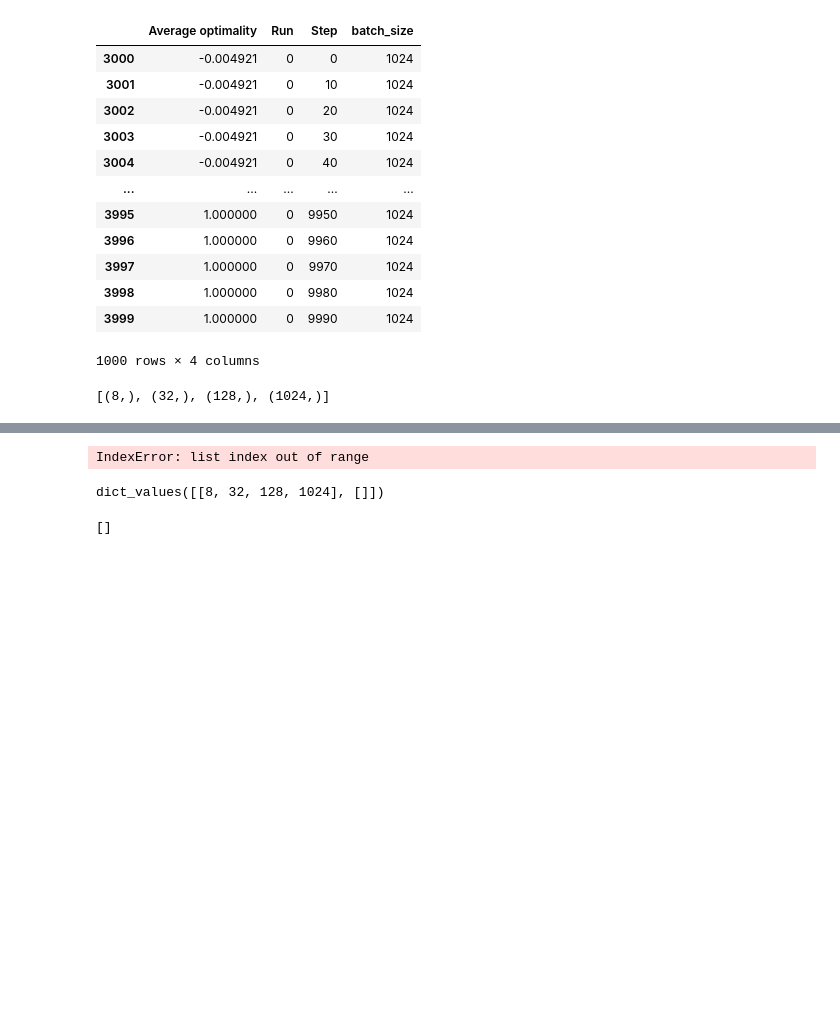
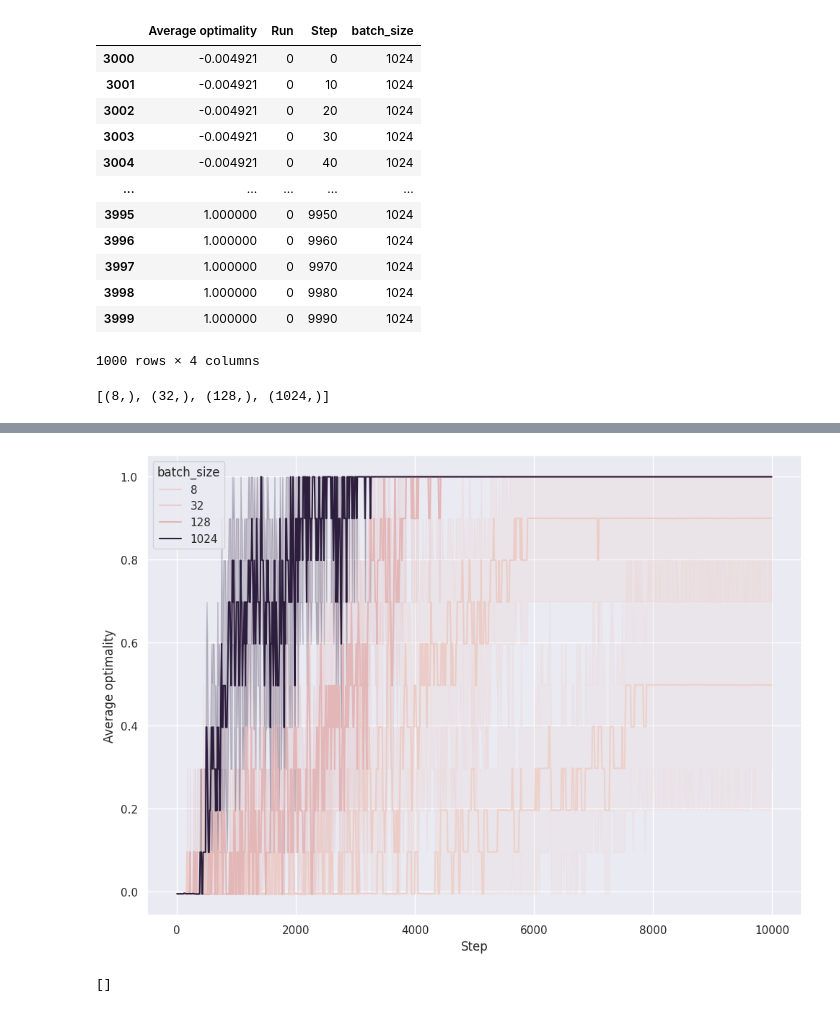
Before and after one commit to ArnaudGardille/MARL-instability-correction, a Jupyter notebook: src/visualisation.ipynb, the cells around one changed output, grey strips where cells are left out. Cells and saved outputs as stored; diff of their text form; code cells hidden in the pictures; blank space fills up the shorter version.

```diff
--- a/src/visualisation.ipynb
+++ b/src/visualisation.ipynb
@@ -122,16 +121,10 @@ See the caveats in the documentation: https://pandas.pydata.org/pandas-docs/stab
-# %%
-sns.lineplot(x="Step", y="Average optimality",
-             hue=modified_params[0], style=modified_params[1],
-             data=results_df, errorbar=('ci', 90))
-# %% [output]
-IndexError: list index out of range
+# %%
+
+plot_df(results_df)
+# %% [output]
+[figure, added]
 # %%
 d = params_list_choice
-# %%
-d['a'] = []
-d.values()
-# %% [output]
-dict_values([[8, 32, 128, 1024], []])
 # %%
 list(itertools.product(*d.values()))
 # %% [output]
```
Also changed, not shown: parts of 22 cells of this notebook, 5 other files.
